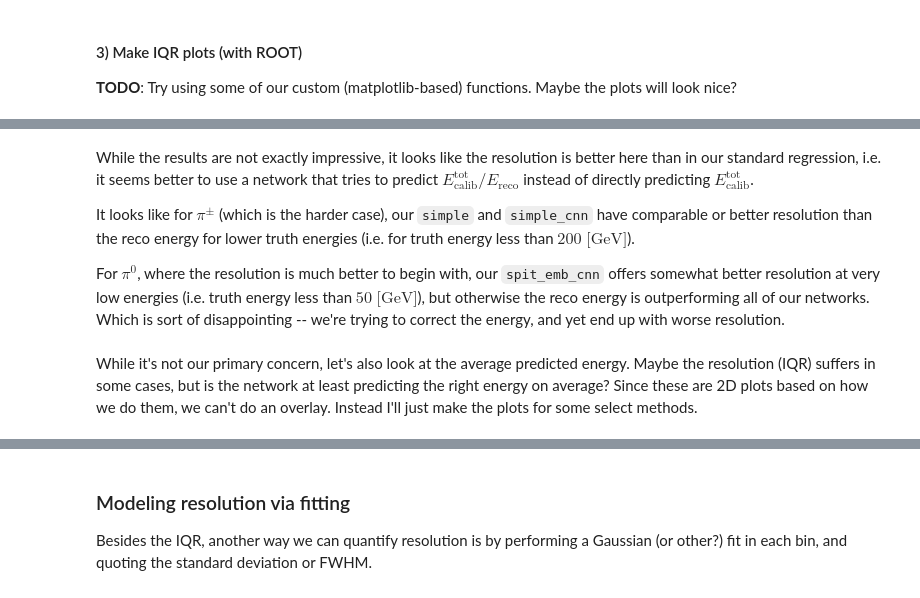
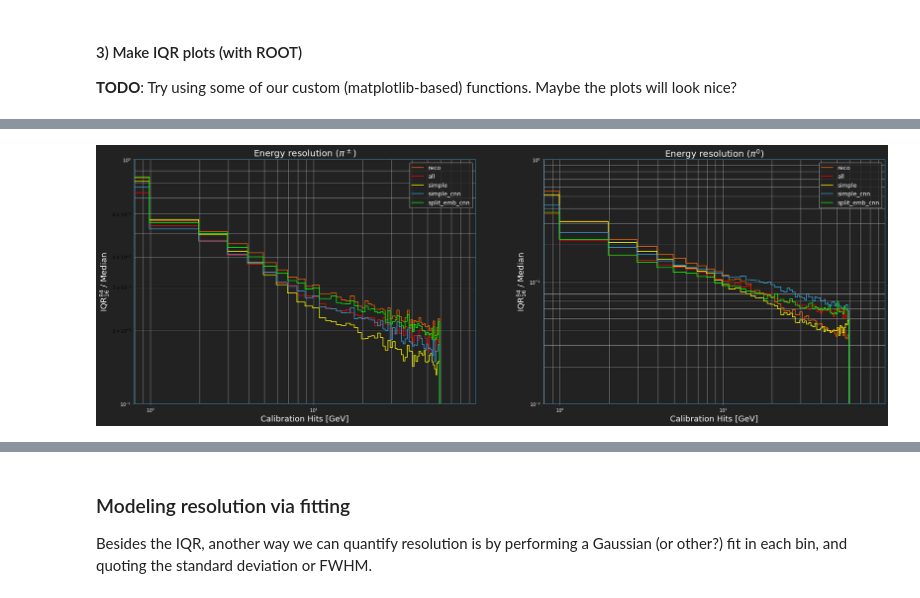
Before and after one commit to atlas-calo-ml/caloml-atlas, a Jupyter notebook: regression2/IQRComparison.ipynb, the cells around one changed output, grey strips where cells are left out. Cells and saved outputs as stored; diff of their text form; code cells hidden in the pictures.

```diff
--- a/regression2/IQRComparison.ipynb
+++ b/regression2/IQRComparison.ipynb
@@ -173,11 +191,55 @@ Info in <TCanvas::Print>: png file /local/home/jano/ml4pions/LCStudies/regressio
-# %% [markdown]
-While the results are not exactly impressive, it looks like the resolution is better here than in our standard regression, i.e. it seems better to use a network that tries to predict $E_\text{calib}^\text{tot} / E_\text{reco}$ instead of directly predicting $E_\text{calib}^\text{tot}$.
-
-It looks like for $\pi^\pm$ (which is the harder case), our `simple` and `simple_cnn` have comparable or better resolution than the reco energy for lower truth energies (i.e. for truth energy less than $200 \; \text{[GeV]}$).
-
-For $\pi^0$, where the resolution is much better to begin with, our `spit_emb_cnn` offers somewhat better resolution at very low energies (i.e. truth energy less than $50 \; \text{[GeV]}$), but otherwise the reco energy is outperforming all of our networks. Which is sort of disappointing -- we're trying to correct the energy, and yet end up with worse resolution.
-# %% [markdown]
-While it's not our primary concern, let's also look at the average predicted energy. Maybe the resolution (IQR) suffers in some cases, but is the network at least predicting the right energy on average? Since these are 2D plots based on how we do them, we can't do an overlay. Instead I'll just make the plots for some select methods.
+# %%
+def TColor2RGB(color_index):
+    color = rt.gROOT.GetColor(color_index)
+    return (color.GetRed(), color.GetGreen(), color.GetBlue())
+
+colors_plt = [TColor2RGB(c) for c in colors]
+
+# Some clunky code to make sure we use the correct bin settings from before (in case we change things in notebook).
+nbins = list(list(iqr_hists.values())[0].values())[0].GetNbinsX() # will be the same for all
+x_min = list(list(iqr_hists.values())[0].values())[0].GetBinLowEdge(1)
+bin_width = list(list(iqr_hists.values())[0].values())[0].GetBinLowEdge(2) - x_min
+x_max = list(list(iqr_hists.values())[0].values())[0].GetBinLowEdge(nbins) + bin_width
+x_range = (x_min, x_max)
+bin_edges = np.linspace(*x_range, nbins + 1, endpoint=False)
+
+fig, axs = plt.subplots(1,2,figsize=(30,10))
+for i,key in enumerate(['pp','p0']):
+    ax = axs[i]
+    plotstyle.SetStylePlt(ax)
+
+    for j,model in enumerate(plot_keys):
+        rhist = iqr_hists[model][key]
+
+        # get all the y-values from the histogram -- includes the empty bins
+        y_vals = np.array([rhist.GetBinContent(l+1) for l in range(nbins)])
+
+        x_vals = bin_edges
+        x_vals = np.vstack((x_vals,x_vals)).reshape((-1,),order='F')[1:-1]
+        y_vals = np.vstack((y_vals,y_vals)).reshape((-1,),order='F')
+
+        label = model
+        ax.plot(x_vals,y_vals, color=colors_plt[j],label=label)
+
+    ax.set_xscale('log')
+    ax.set_yscale('log')
+
+    y_lim = (1.0e-1,1.0)
+    if(key == 'p0'): y_lim = (1.0e-2,1.0)
+    ax.set_ylim(y_lim)
+
+    legend = ax.legend(facecolor=plotstyle.canv_plt,loc='upper right')
+    for leg_text in legend.get_texts(): leg_text.set_color(plotstyle.text_plt)
+
+    ax.set_title('Energy resolution ({})'.format(pi_latex[key]), fontsize=20)
+    ax.set_xlabel('Calibration Hits [GeV]')
+    ax.set_ylabel('IQR$^{84}_{16}$ / Median')
+    ax.grid(True,which='both',color=plotstyle.grid_plt)
+
+fig.patch.set_facecolor(plotstyle.canv_plt)
+plt.savefig(plotpath + 'resolution.png',dpi=300)
+# %% [output]
+[figure, added]
 # %%
 hists = []
 curves = []
```
Also changed, not shown: parts of 9 cells of this notebook, 6 other files.
